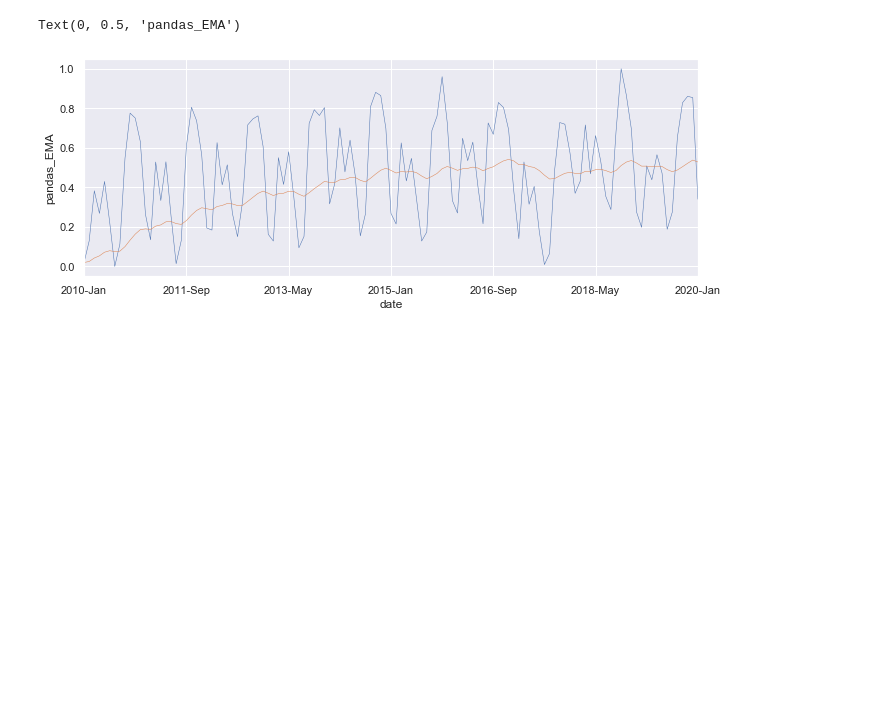
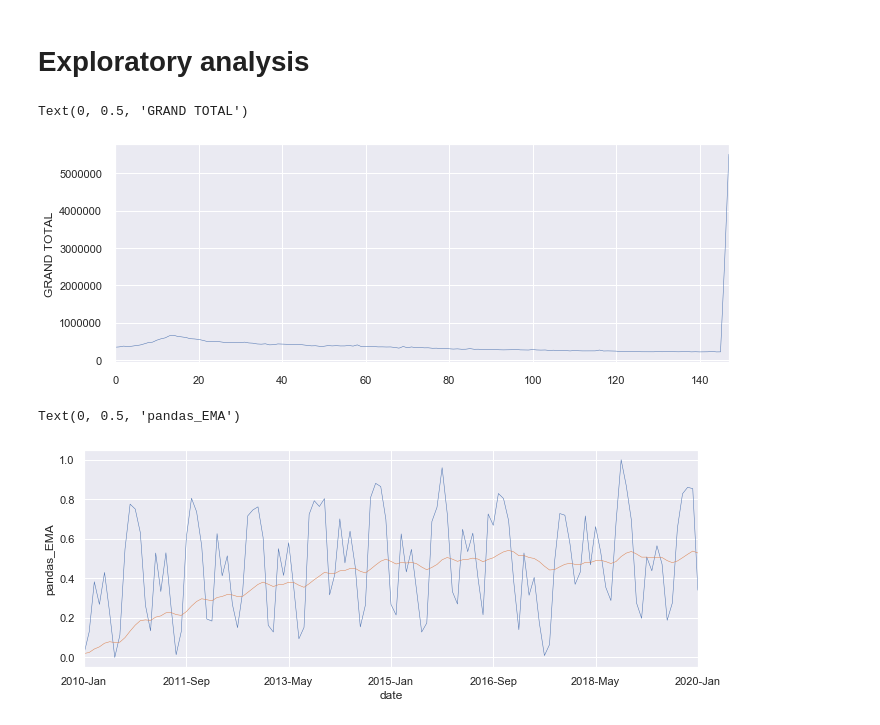
Before and after one commit to varun331/Python, a Jupyter notebook: Regression analysis.ipynb, the cells around one changed output. Drawn from its saved outputs; the diff is of its cells as text; code cells hidden in the pictures; blank space fills up the shorter version.

```diff
--- a/Regression analysis.ipynb
+++ b/Regression analysis.ipynb
@@ -123,3 +376,13 @@ adspendscale['pandas_EMA'] = adspendscale.iloc[:,22].ewm(span=40,adjust=False).m
+# %% [markdown]
+# Exploratory analysis
+# %%
+#time series plot adspend
+
+sns.set(rc={'figure.figsize':(11, 4)})
+df['4-week average initial claims'].plot(linewidth=.5).set_ylabel('GRAND TOTAL')
+# %% [output]
+Text(0, 0.5, 'GRAND TOTAL')
+[figure, added]
 # %%
 sns.set(rc={'figure.figsize':(11, 4)})
 adspendscale['GRAND TOTAL'].plot(linewidth=.5).set_ylabel('GRAND TOTAL')
```
Also changed, not shown: parts of 170 cells of this notebook.
